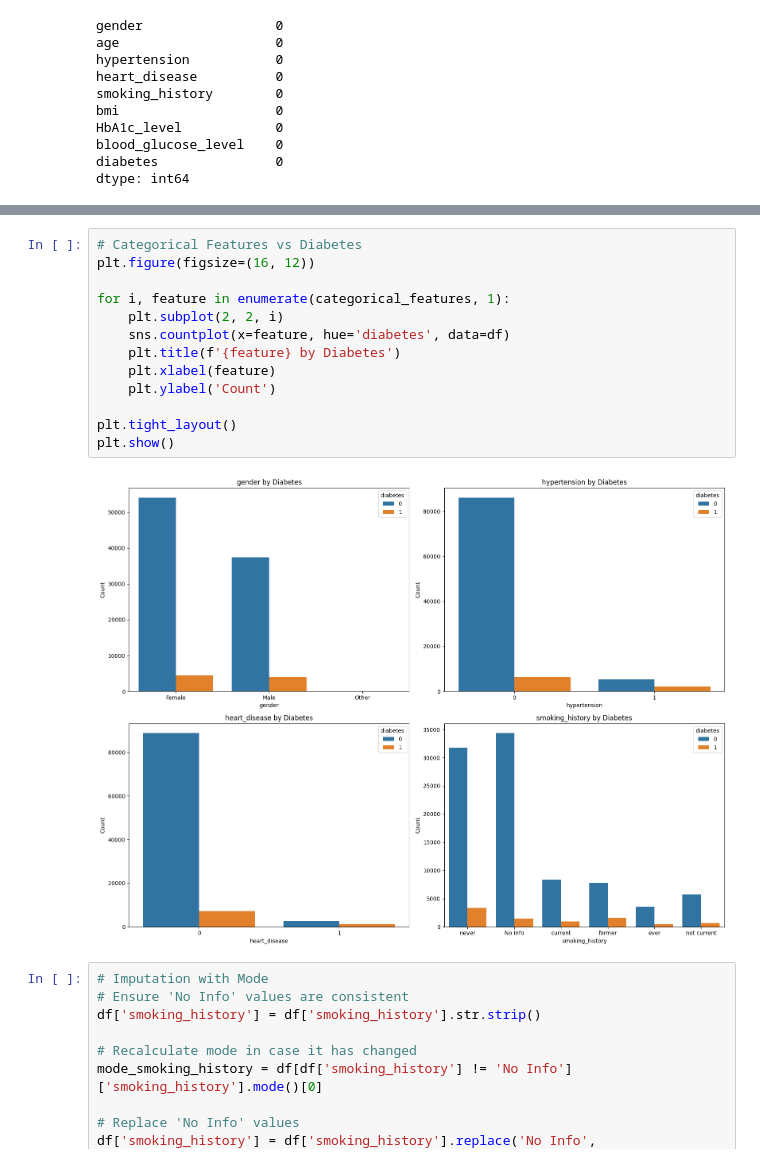
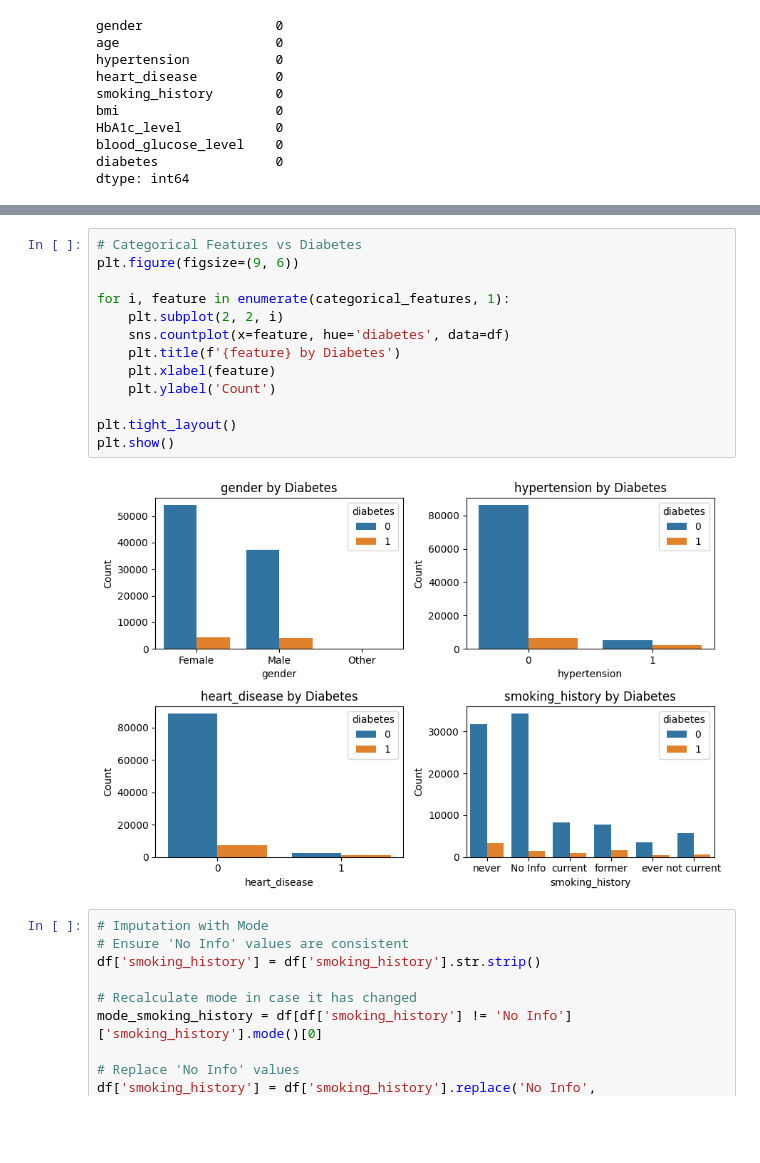
Before and after one commit to santoshkimandi/Dissertation_RMSE_CURVE, a Jupyter notebook: Predicting_Diabetes_using_Machine_Learning_Models.ipynb, the cells around one changed output, grey strips where cells are left out. Drawn from its saved outputs; the diff is of its cells as text; blank space fills up the shorter version.

```diff
--- a/Predicting_Diabetes_using_Machine_Learning_Models.ipynb
+++ b/Predicting_Diabetes_using_Machine_Learning_Models.ipynb
@@ -131,18 +126,18 @@ plt.show()
 # %%
 # Categorical Features vs Diabetes
-plt.figure(figsize=(16, 12))
+plt.figure(figsize=(9, 6))
 
 for i, feature in enumerate(categorical_features, 1):
     plt.subplot(2, 2, i)
     sns.countplot(x=feature, hue='diabetes', data=df)
     plt.title(f'{feature} by Diabetes')
     plt.xlabel(feature)
     plt.ylabel('Count')
 
 plt.tight_layout()
 plt.show()
 # %% [output]
-[figure, old version]
+[figure, new version]
 # %%
 # Imputation with Mode
 # Ensure 'No Info' values are consistent
```
Also changed, not shown: parts of 7 cells of this notebook.
